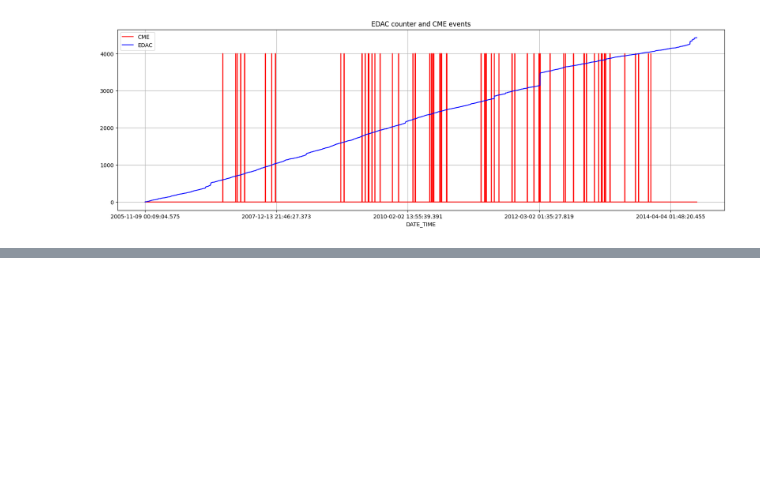
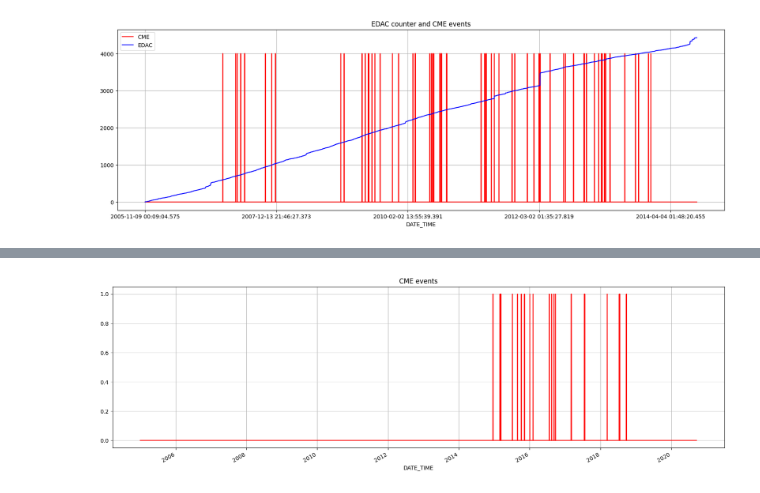
Before and after one commit to CS-433/ml-project-2-ml4esa, a Jupyter notebook: NoteBook.ipynb, the cells around one changed output, grey strips where cells are left out. Cells and saved outputs as stored; diff of their text form; code cells hidden in the pictures; blank space fills up the shorter version.

```diff
--- a/NoteBook.ipynb
+++ b/NoteBook.ipynb
@@ -111,0 +138,18 @@ plt.show()
+# %%
+mex_cme_df = pd.read_csv(data_path+"MEX_CME_date_time.csv")
+
+mex_df['cme'] = 0
+
+for index, row in mex_cme_df.iterrows():
+    start_time = row['start_time']
+    end_time = row['end_time']
+
+    # Set 'cme' column values to 1 between start_time and end_time
+    mex_df.loc[(mex_df.index >= start_time) & (mex_df.index <= end_time), 'cme'] = 1
+
+mex_df['cme'].plot(kind='line', figsize=(20,6), color='red')
+plt.title('CME events')
+plt.grid()
+plt.show()
+# %% [output]
+[figure, added]
```
Also changed, not shown: parts of 8 cells of this notebook.
